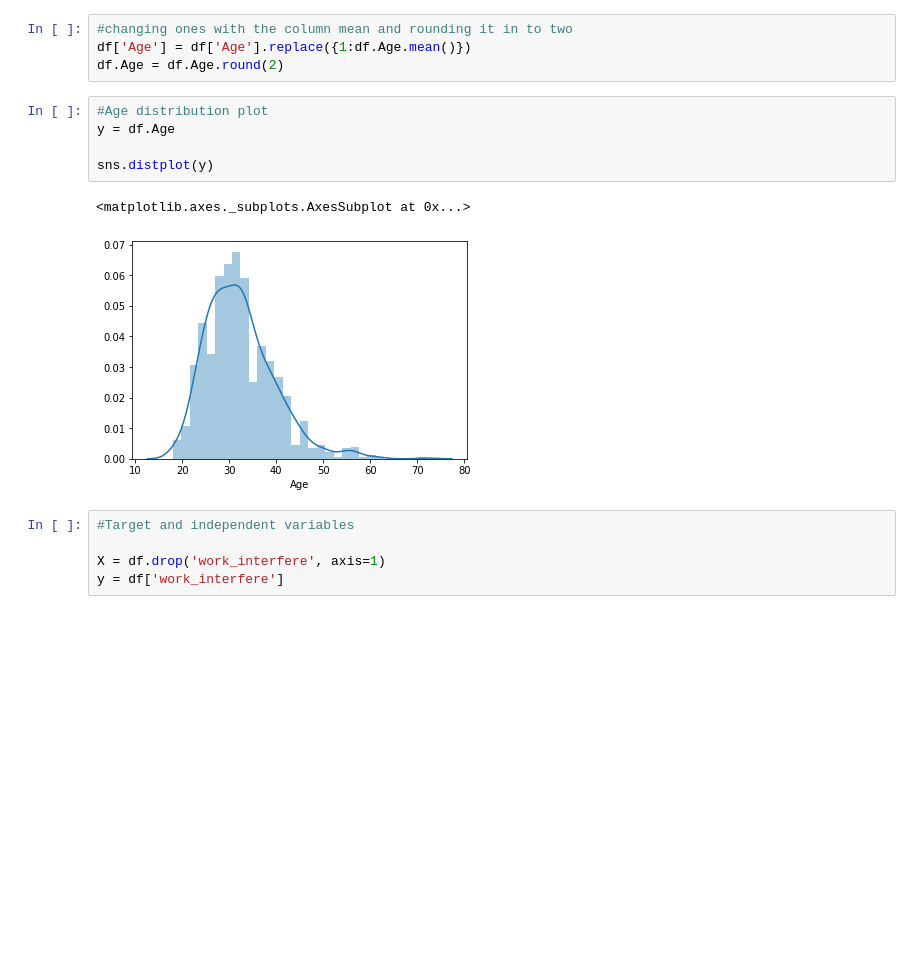
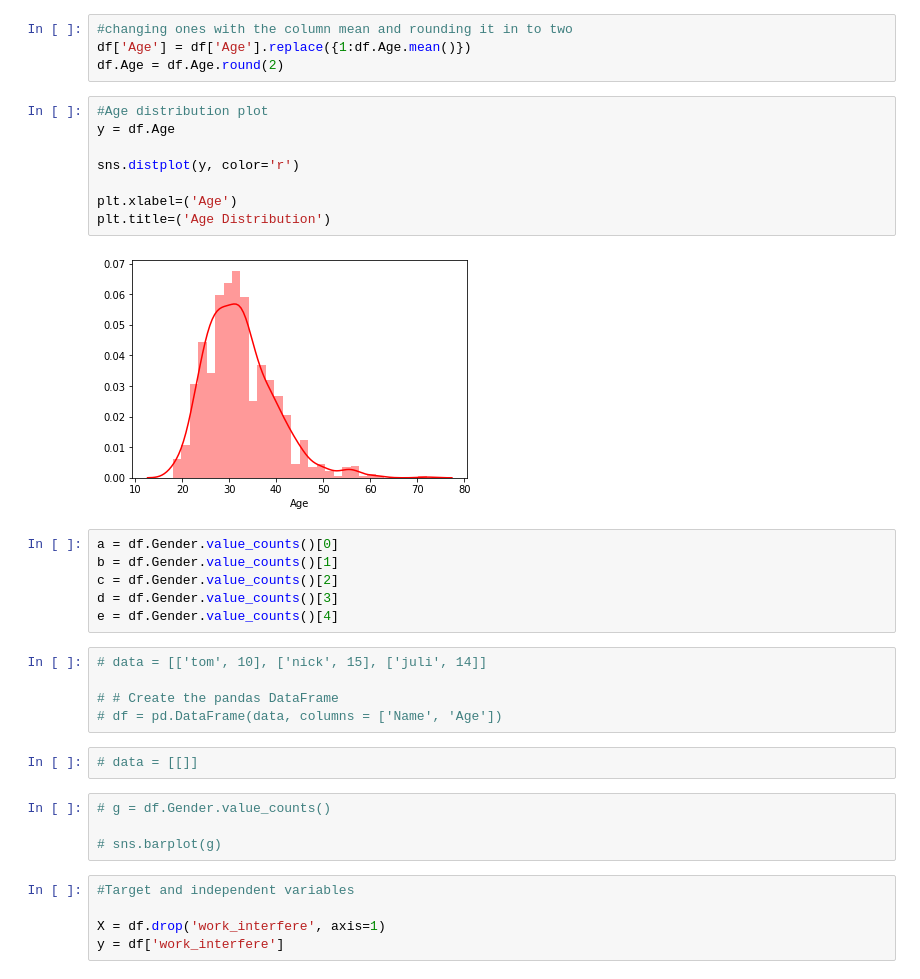
Before and after one commit to ChuckPryor/MentalHealth, a Jupyter notebook: data_prep.ipynb, the cells around one changed output. Saved outputs shown, nothing was run; the diff lists cells and outputs as text; blank space fills up the shorter version.

```diff
--- a/data_prep.ipynb
+++ b/data_prep.ipynb
@@ -132,11 +136,30 @@ df.Age = df.Age.round(2)
 # %%
 #Age distribution plot
 y = df.Age
 
-sns.distplot(y)
+sns.distplot(y, color='r')
+
+plt.xlabel=('Age')
+plt.title=('Age Distribution')
 # %% [output]
-<matplotlib.axes._subplots.AxesSubplot at 0x...>
-[figure, old version]
+[figure, new version]
+# %%
+a = df.Gender.value_counts()[0]
+b = df.Gender.value_counts()[1]
+c = df.Gender.value_counts()[2]
+d = df.Gender.value_counts()[3]
+e = df.Gender.value_counts()[4]
+# %%
+# data = [['tom', 10], ['nick', 15], ['juli', 14]]
+
+# # Create the pandas DataFrame
+# df = pd.DataFrame(data, columns = ['Name', 'Age'])
+# %%
+# data = [[]]
+# %%
+# g = df.Gender.value_counts()
+
+# sns.barplot(g)
 # %%
 #Target and independent variables
 
```
Also changed, not shown: parts of 19 cells of this notebook.
